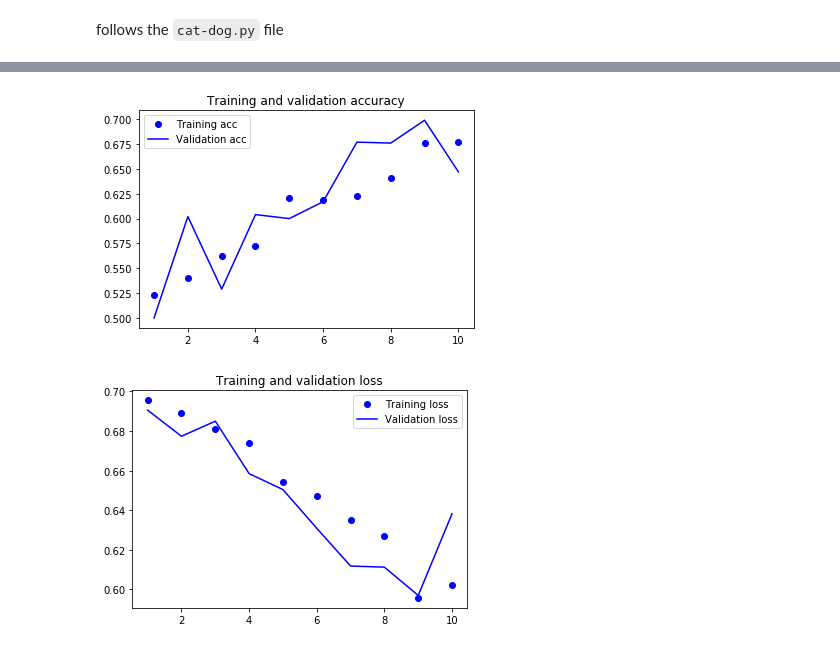
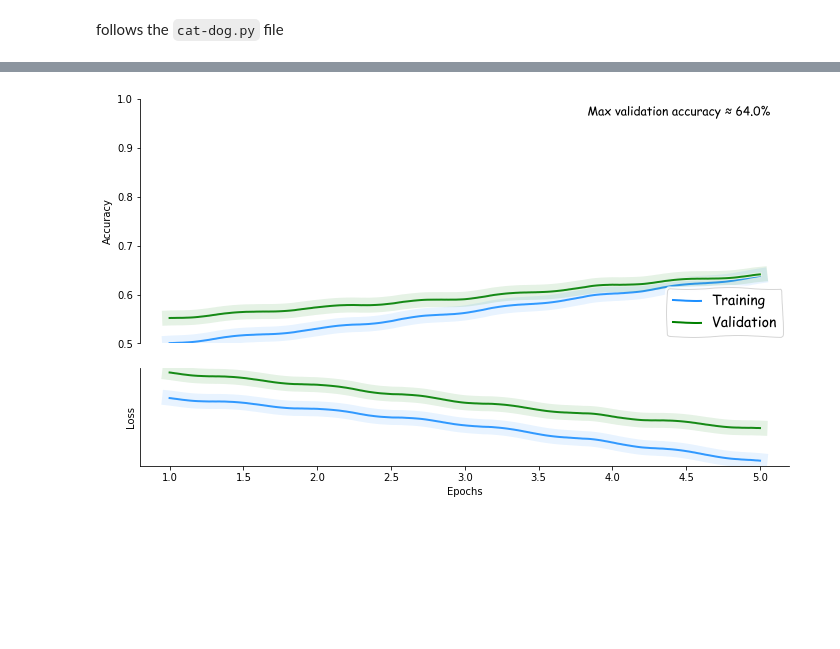
Before and after one commit to whyboris/ml-with-python-and-keras, a Jupyter notebook: notebooks/image_classify.ipynb, the cells around one changed output, grey strips where cells are left out. Saved outputs shown, nothing was run; the diff lists cells and outputs as text; code cells hidden in the pictures; blank space fills up the shorter version.

```diff
--- a/notebooks/image_classify.ipynb
+++ b/notebooks/image_classify.ipynb
@@ -10,4 +158,6 @@ Using TensorFlow backend.
 # %%
+backend.clear_session()
+
 model = models.Sequential()
 
 model.add(layers.Conv2D(32, (3, 3), activation='relu', input_shape=(150, 150, 3)))
@@ -27,14 +177,14 @@ model.add(layers.Flatten())
 model.add(layers.Dropout(0.5))
 
 model.add(layers.Dense(512, activation='relu'))
-model.add(layers.Dense(1, activation='sigmoid'))
+model.add(layers.Dense(3, activation='softmax'))
 # %%
 model.summary()
 
 from keras import optimizers
 
 model.compile(optimizer=optimizers.RMSprop(lr=1e-4),
-              loss='binary_crossentropy',
+              loss='categorical_crossentropy',
               metrics=['acc'])
 # %% [output]
 _________________________________________________________________
@@ -63,30 +206,0 @@ test_dir = os.path.join(base_dir, 'test')
-# %%
-from keras.preprocessing.image import ImageDataGenerator
-
-train_datagen = ImageDataGenerator(
-    height_shift_range=0.2,
-    horizontal_flip=True,
-    rescale=1./255,
-    rotation_range=40,
-    shear_range=0.2,
-    width_shift_range=0.2,
-    zoom_range=0.2)
-
-test_datagen = ImageDataGenerator(rescale=1./255)
-
-train_generator = train_datagen.flow_from_directory(
-    train_dir,
-    target_size=(150, 150),
-    batch_size=20,
-    class_mode='binary')
-
-validation_generator = test_datagen.flow_from_directory(
-    test_dir,
-    target_size=(150, 150),
-    batch_size=20,
-    class_mode='binary')
-
-for data_batch, labels_batch in train_generator:
-    print('data batch shape:', data_batch.shape)
-    print('labels batch shape:', labels_batch.shape)
-    break
@@ -99,7 +208,7 @@ labels batch shape: (20,)
 history = model.fit_generator(
     train_generator,
     steps_per_epoch=100,
-    epochs=10,
+    epochs=5,
     validation_data=validation_generator,
     validation_steps=50)
 # %% [output]
@@ -126,26 +225,4 @@ Epoch 10/10
-# %%
-import matplotlib.pyplot as plt
-
-acc = history.history['acc']
-val_acc = history.history['val_acc']
-loss = history.history['loss']
-val_loss = history.history['val_loss']
-
-epochs = range(1, len(acc) + 1)
-
-plt.plot(epochs, acc, 'bo', label='Training acc')
-plt.plot(epochs, val_acc, 'b', label='Validation acc')
-plt.title('Training and validation accuracy')
-plt.legend()
-
-plt.figure()
-
-plt.plot(epochs, loss, 'bo', label='Training loss')
-plt.plot(epochs, val_loss, 'b', label='Validation loss')
-plt.title('Training and validation loss')
-plt.legend()
-
-plt.show()
-# %% [output]
-[figure, removed]
-[figure, removed]
+# %%
+plot_history(history)
+# %% [output]
+[figure, added]
```
Also changed, not shown: parts of 15 cells of this notebook, 1 other file.
